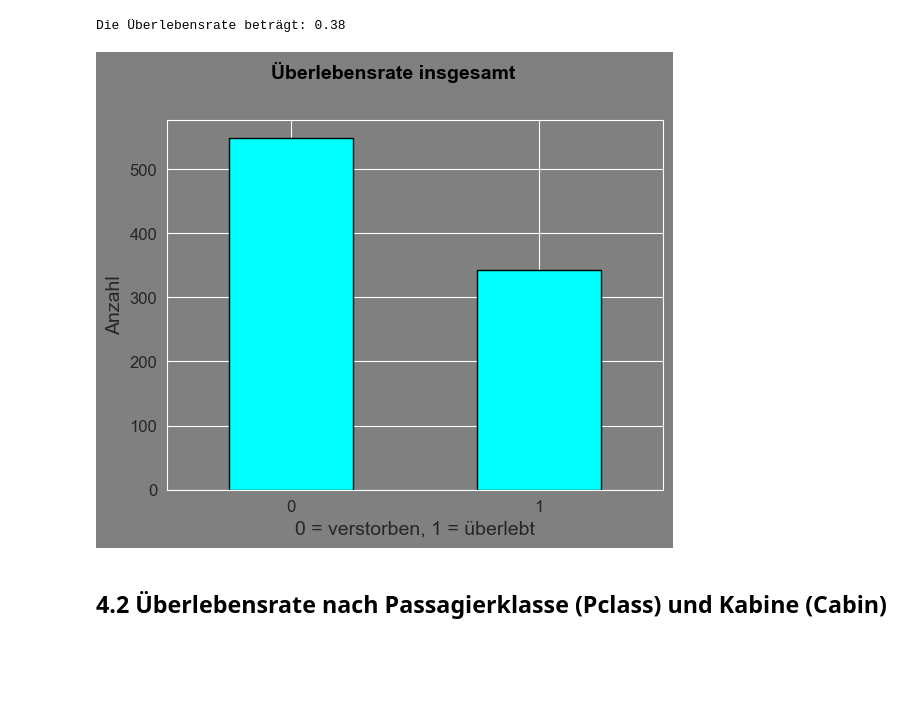
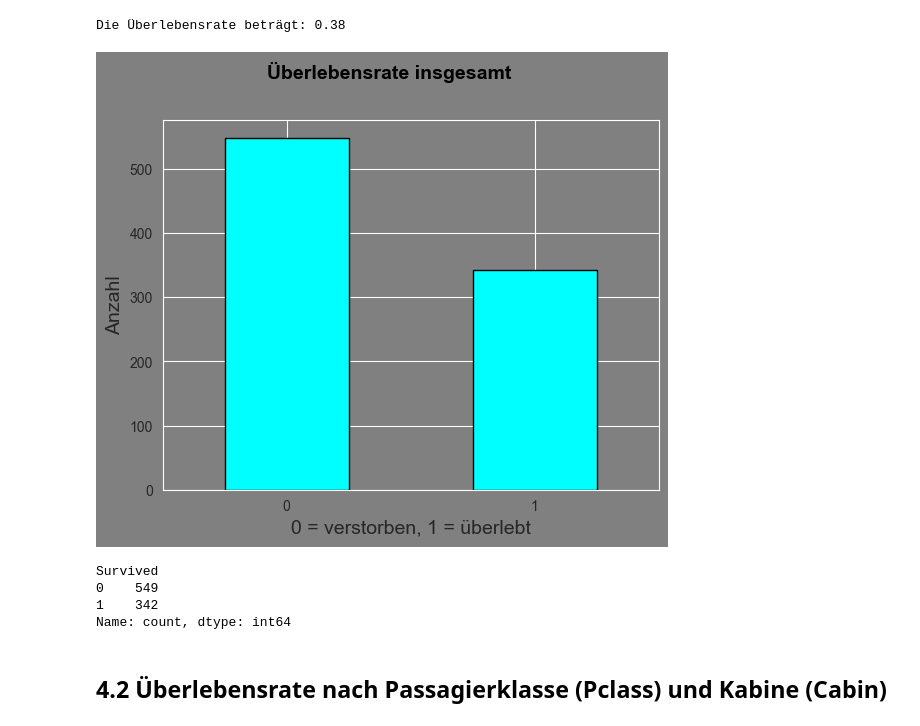
Before and after one commit to RickSpringer/The_Titanic_Problem, a Jupyter notebook: Titanic/240212_The_Titanic_Jupyter_Notebook.ipynb, the cells around one changed output. Drawn from its saved outputs; the diff is of its cells as text; code cells hidden in the pictures; blank space fills up the shorter version.

```diff
--- a/Titanic/240212_The_Titanic_Jupyter_Notebook.ipynb
+++ b/Titanic/240212_The_Titanic_Jupyter_Notebook.ipynb
@@ -277,37 +277,40 @@ Die Überlebensrate beträgt: 0.38
 survival_counts = titanic_data['Survived'].value_counts()
 
 fig_survived, ax_survived = plt.subplots()
+
 survived_plot = survival_counts.plot(kind='bar',
                                      color='#00FFFF',
                                      ec='black',
                                      lw=1,
-                                     xlabel='0 = verstorben, 1 = überlebt',
-                                     fontsize=12,
-                                     ylabel='Anzahl',
                                      rot=0,
                                      )
 
 survived_plot.set_facecolor('grey')
 fig_survived.patch.set_facecolor('grey')
 
 survived_plot.set_title('Überlebensrate insgesamt',
                         fontsize=14,
                         color='black',
                         fontweight='bold',
                         pad=30,
                         loc='left',
                         x=0.21,
                         )
 
 ax_survived.set_xlabel('0 = verstorben, 1 = überlebt',
                        fontsize=14
                        )
 ax_survived.set_ylabel('Anzahl',
                        fontsize=14
                        )
 plt.show()
+print(f'{survival_counts}')
 # %% [output]
-[figure, old version]
+[figure, new version]
+Survived
+0    549
+1    342
+Name: count, dtype: int64
 # %% [markdown]
 ## 4.2 Überlebensrate nach Passagierklasse (Pclass) und Kabine (Cabin)
 # %% [markdown]
```
Also changed, not shown: parts of 10 cells of this notebook, 14 other files.
